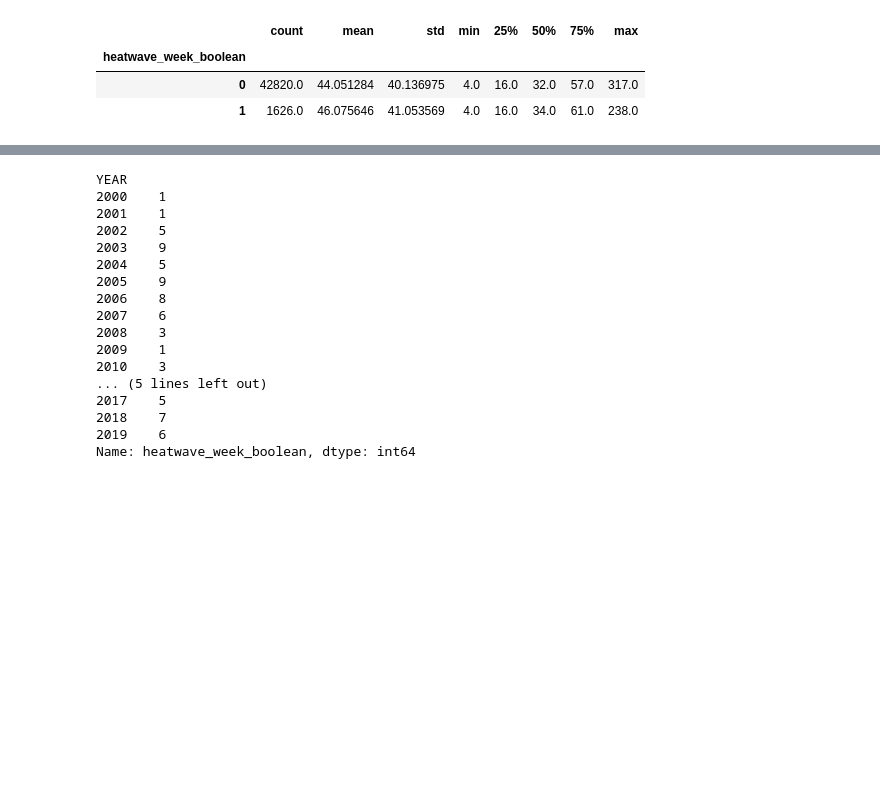
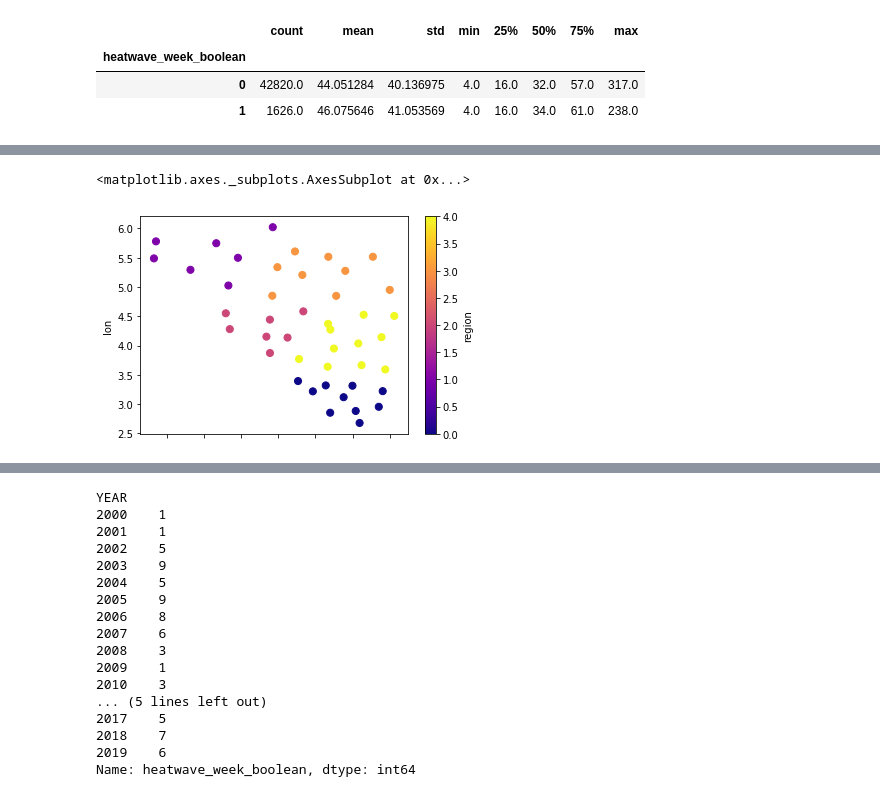
Before and after one commit to mariobecerra/mda_project, a Jupyter notebook: code/EDA.ipynb, the cells around one changed output, grey strips where cells are left out. Saved outputs shown, nothing was run; the diff lists cells and outputs as text; code cells hidden in the pictures; blank space fills up the shorter version.

Commit message:
kmeansregion

```diff
--- a/code/EDA.ipynb
+++ b/code/EDA.ipynb
@@ -94,0 +112,11 @@ data.ARRON.isnull().count()
+# %%
+from sklearn.preprocessing import KBinsDiscretizer
+from sklearn.cluster import KMeans
+d = KMeans(n_clusters=5)
+arron['region']=d.fit(arron[['lat','lon']]).labels_
+arron.head()
+
+arron.plot.scatter(x='lat',y='lon',c='region',cmap="plasma", s=50)
+# %% [output]
+<matplotlib.axes._subplots.AxesSubplot at 0x...>
+[figure, added]
```
Also changed, not shown: parts of 7 cells of this notebook, 1 other file.
